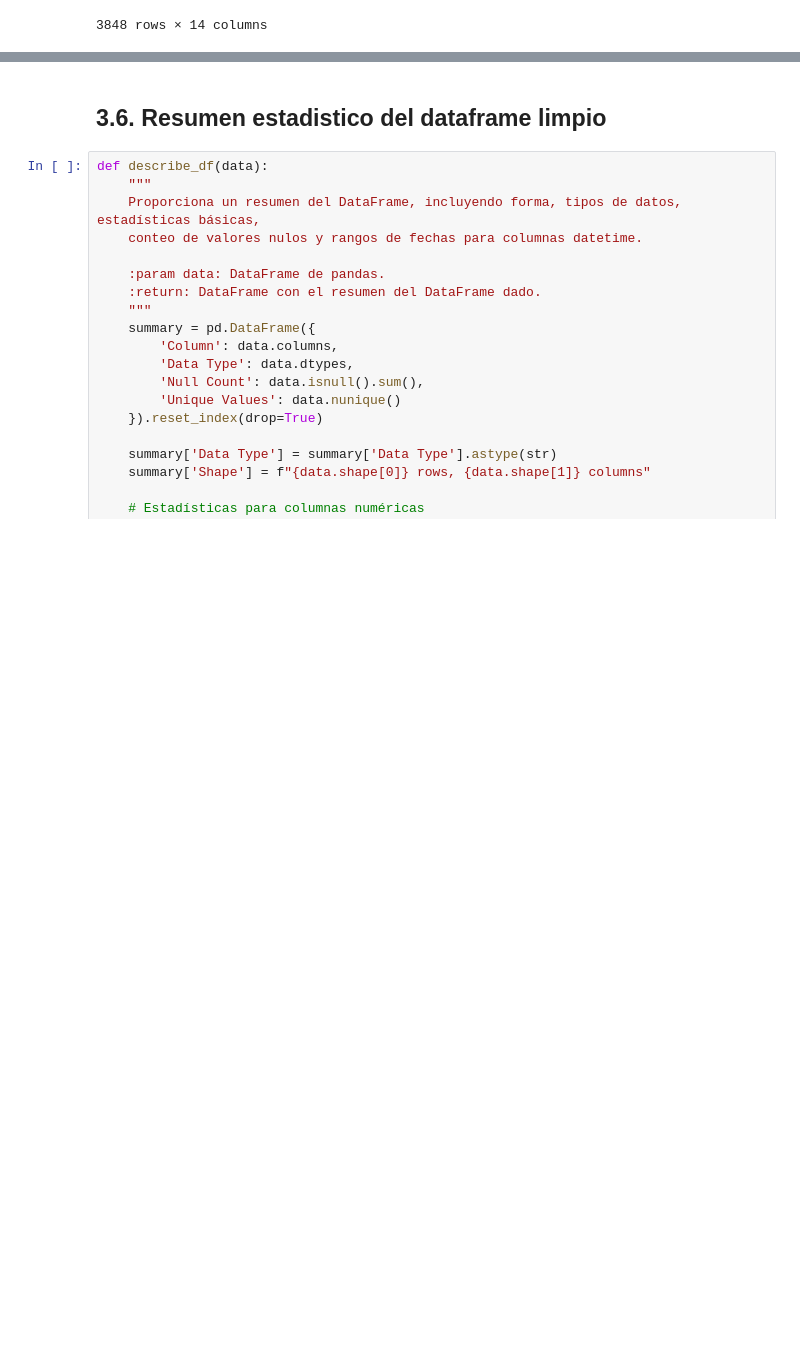
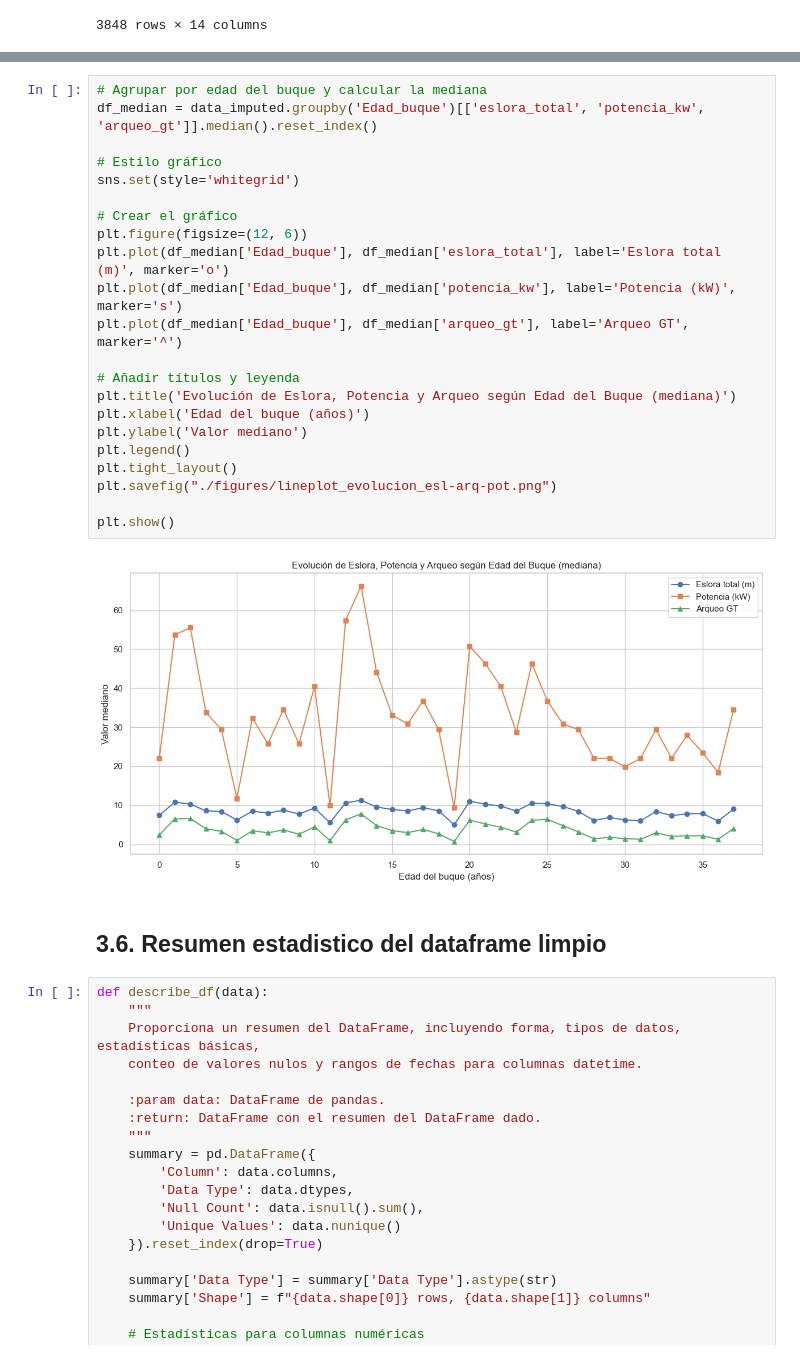
Before and after one commit to LucasZV/tipologia_PR2, a Jupyter notebook: Limpieza-datos_v2.ipynb, the cells around one changed output, grey strips where cells are left out. Saved outputs shown, nothing was run; the diff lists cells and outputs as text; blank space fills up the shorter version.

Commit message:
update eslora, arqueo y potencia

```diff
--- a/Limpieza-datos_v2.ipynb
+++ b/Limpieza-datos_v2.ipynb
@@ -584,3 +596,27 @@ data_imputed[
+# %%
+# Agrupar por edad del buque y calcular la mediana
+df_median = data_imputed.groupby('Edad_buque')[['eslora_total', 'potencia_kw', 'arqueo_gt']].median().reset_index()
+
+# Estilo gráfico
+sns.set(style='whitegrid')
+
+# Crear el gráfico
+plt.figure(figsize=(12, 6))
+plt.plot(df_median['Edad_buque'], df_median['eslora_total'], label='Eslora total (m)', marker='o')
+plt.plot(df_median['Edad_buque'], df_median['potencia_kw'], label='Potencia (kW)', marker='s')
+plt.plot(df_median['Edad_buque'], df_median['arqueo_gt'], label='Arqueo GT', marker='^')
+
+# Añadir títulos y leyenda
+plt.title('Evolución de Eslora, Potencia y Arqueo según Edad del Buque (mediana)')
+plt.xlabel('Edad del buque (años)')
+plt.ylabel('Valor mediano')
+plt.legend()
+plt.tight_layout()
+plt.savefig("./figures/lineplot_evolucion_esl-arq-pot.png")
+
+plt.show()
+# %% [output]
+[figure, added]
 # %% [markdown]
 ## **3.6. Resumen estadistico del dataframe limpio**
 # %%
```
Also changed, not shown: parts of 3 cells of this notebook, 2 other files.
